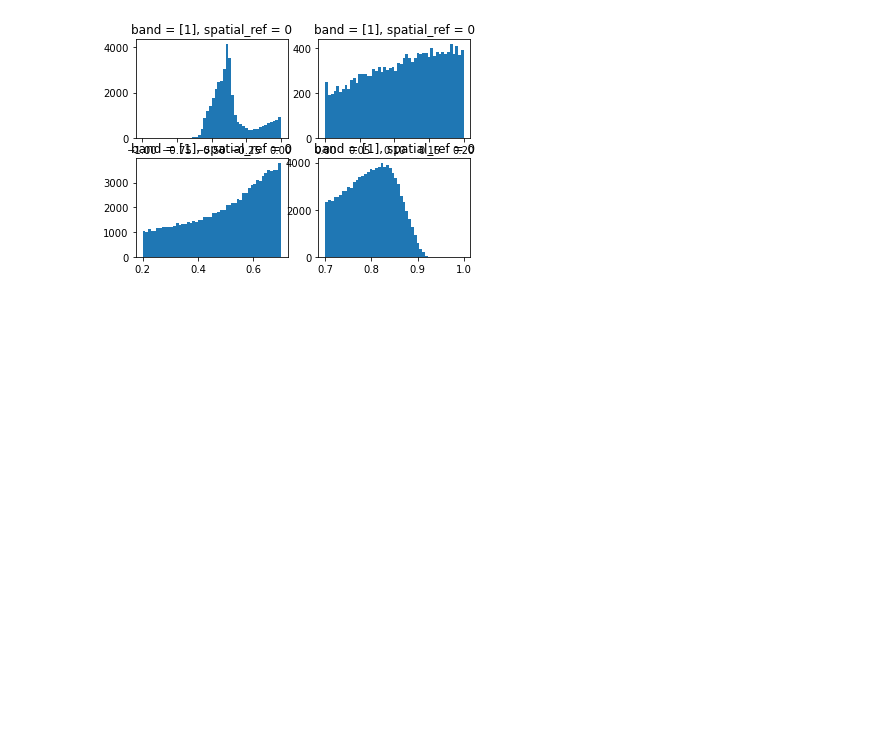
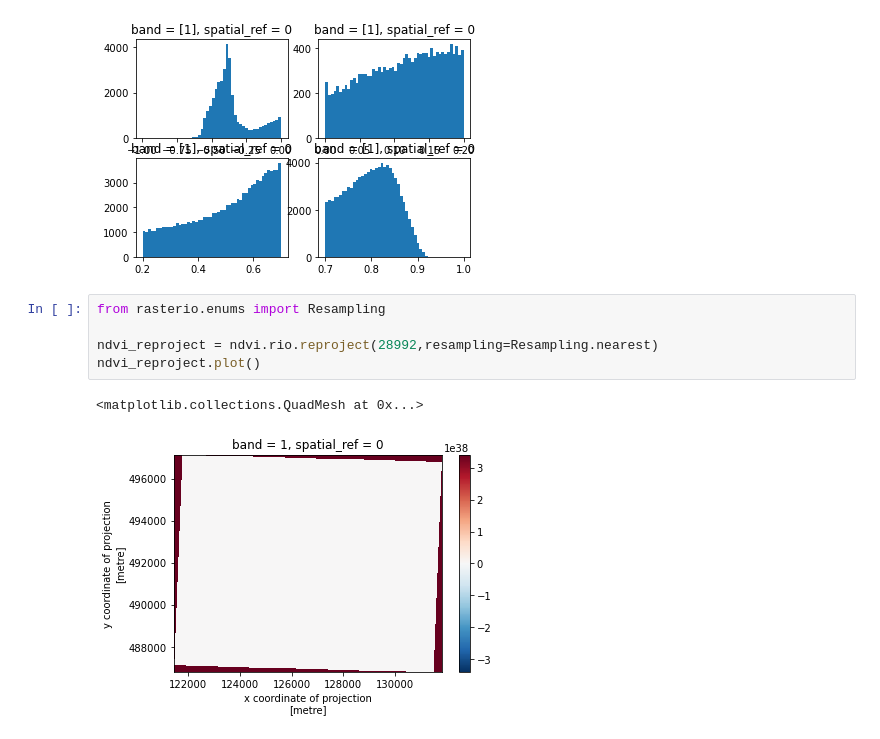
Before and after one commit to carpentries-incubator/geospatial-python, a Jupyter notebook: episode10_test.ipynb, the cells around one changed output. Saved outputs shown, nothing was run; the diff lists cells and outputs as text; blank space fills up the shorter version.

```diff
--- a/episode10_test.ipynb
+++ b/episode10_test.ipynb
@@ -150,3 +248,11 @@ ndvi_4.plot.hist(bins=50)
         0.9995788 ], dtype=float32),
  <BarContainer object of 50 artists>)
 [figure]
+# %%
+from rasterio.enums import Resampling
+
+ndvi_reproject = ndvi.rio.reproject(28992,resampling=Resampling.nearest)
+ndvi_reproject.plot()
+# %% [output]
+<matplotlib.collections.QuadMesh at 0x...>
+[figure, added]
```
Also changed, not shown: parts of 11 cells of this notebook, 1 other file.
